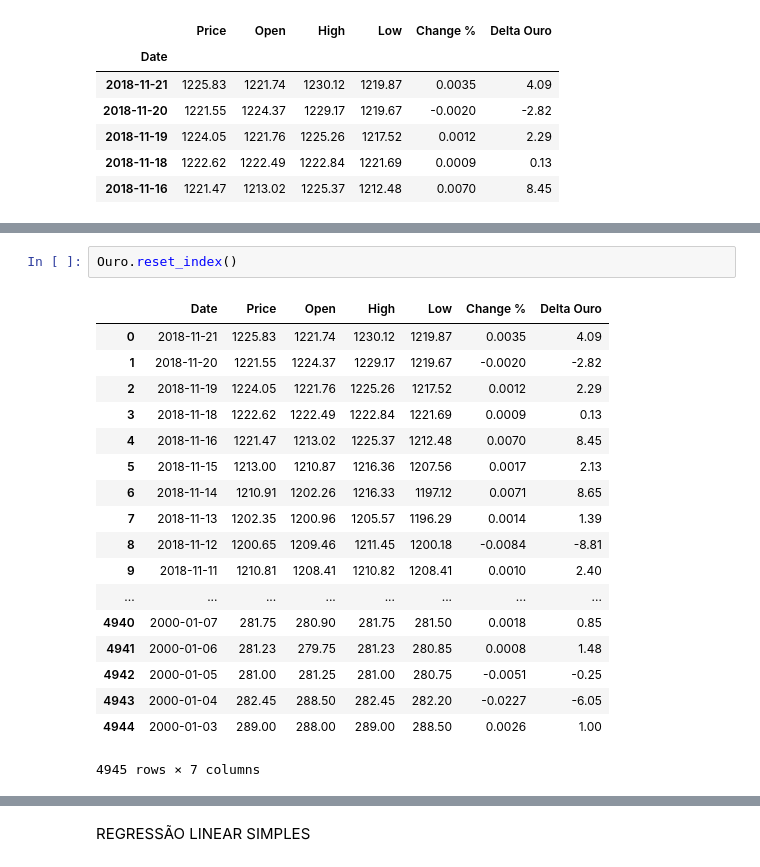
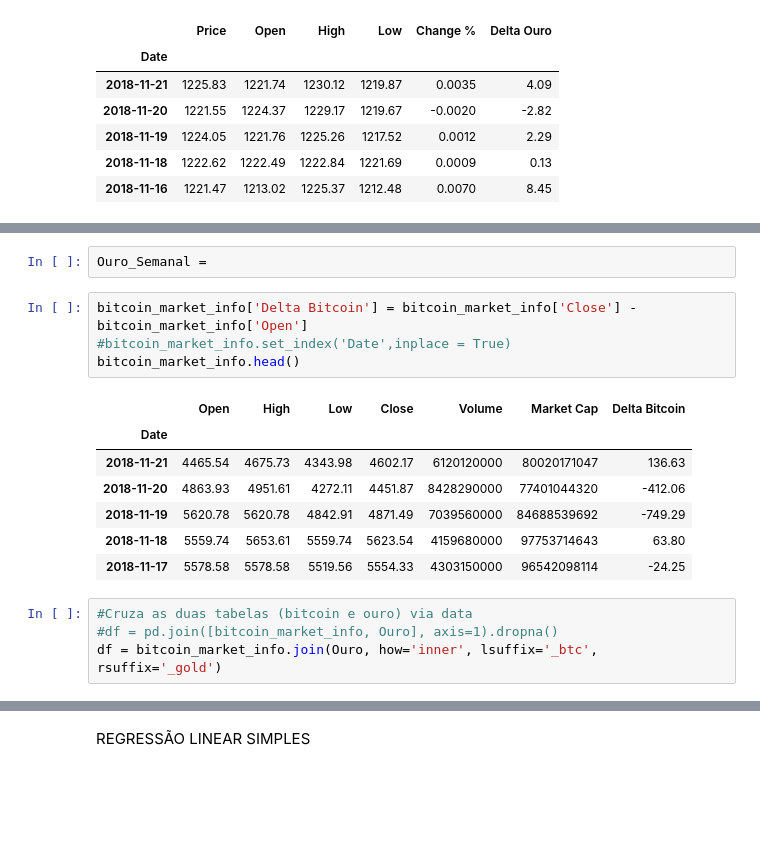
Before and after one commit to lucasmuchaluat/PROJETO-3---CIENCIA-DOS-DADOS, a Jupyter notebook: Crypto_Currency_Projeto_3.ipynb, the cells around one changed output, grey strips where cells are left out. Cells and saved outputs as stored; diff of their text form; blank space fills up the shorter version.

```diff
--- a/Crypto_Currency_Projeto_3.ipynb
+++ b/Crypto_Currency_Projeto_3.ipynb
@@ -496,21 +222,18 @@ TypeError: ufunc true_divide cannot use operands with types dtype('<M8[ns]') and
-# %%
-Ouro.reset_index()
-# %% [output]
-|  | Date | Price | Open | High | Low | Change % | Delta Ouro |
-| 0 | 2018-11-21 | 1225.83 | 1221.74 | 1230.12 | 1219.87 | 0.0035 | 4.09 |
-| 1 | 2018-11-20 | 1221.55 | 1224.37 | 1229.17 | 1219.67 | -0.0020 | -2.82 |
-| 2 | 2018-11-19 | 1224.05 | 1221.76 | 1225.26 | 1217.52 | 0.0012 | 2.29 |
-| 3 | 2018-11-18 | 1222.62 | 1222.49 | 1222.84 | 1221.69 | 0.0009 | 0.13 |
-| 4 | 2018-11-16 | 1221.47 | 1213.02 | 1225.37 | 1212.48 | 0.0070 | 8.45 |
-| 5 | 2018-11-15 | 1213.00 | 1210.87 | 1216.36 | 1207.56 | 0.0017 | 2.13 |
-| 6 | 2018-11-14 | 1210.91 | 1202.26 | 1216.33 | 1197.12 | 0.0071 | 8.65 |
-| 7 | 2018-11-13 | 1202.35 | 1200.96 | 1205.57 | 1196.29 | 0.0014 | 1.39 |
-| 8 | 2018-11-12 | 1200.65 | 1209.46 | 1211.45 | 1200.18 | -0.0084 | -8.81 |
-| 9 | 2018-11-11 | 1210.81 | 1208.41 | 1210.82 | 1208.41 | 0.0010 | 2.40 |
-| ... | ... | ... | ... | ... | ... | ... | ... |
-| 4940 | 2000-01-07 | 281.75 | 280.90 | 281.75 | 281.50 | 0.0018 | 0.85 |
-| 4941 | 2000-01-06 | 281.23 | 279.75 | 281.23 | 280.85 | 0.0008 | 1.48 |
-| 4942 | 2000-01-05 | 281.00 | 281.25 | 281.00 | 280.75 | -0.0051 | -0.25 |
-| 4943 | 2000-01-04 | 282.45 | 288.50 | 282.45 | 282.20 | -0.0227 | -6.05 |
-| 4944 | 2000-01-03 | 289.00 | 288.00 | 289.00 | 288.50 | 0.0026 | 1.00 |
-4945 rows × 7 columns
+# %%
+Ouro_Semanal =
+# %%
+bitcoin_market_info['Delta Bitcoin'] = bitcoin_market_info['Close'] - bitcoin_market_info['Open']
+#bitcoin_market_info.set_index('Date',inplace = True)
+bitcoin_market_info.head()
+# %% [output]
+|  | Open | High | Low | Close | Volume | Market Cap | Delta Bitcoin |
+| Date |  |  |  |  |  |  |  |
+| 2018-11-21 | 4465.54 | 4675.73 | 4343.98 | 4602.17 | 6120120000 | 80020171047 | 136.63 |
+| 2018-11-20 | 4863.93 | 4951.61 | 4272.11 | 4451.87 | 8428290000 | 77401044320 | -412.06 |
+| 2018-11-19 | 5620.78 | 5620.78 | 4842.91 | 4871.49 | 7039560000 | 84688539692 | -749.29 |
+| 2018-11-18 | 5559.74 | 5653.61 | 5559.74 | 5623.54 | 4159680000 | 97753714643 | 63.80 |
+| 2018-11-17 | 5578.58 | 5578.58 | 5519.56 | 5554.33 | 4303150000 | 96542098114 | -24.25 |
+# %%
+#Cruza as duas tabelas (bitcoin e ouro) via data
+#df = pd.join([bitcoin_market_info, Ouro], axis=1).dropna()
+df = bitcoin_market_info.join(Ouro, how='inner', lsuffix='_btc', rsuffix='_gold')
```
Also changed, not shown: parts of 35 cells of this notebook.
